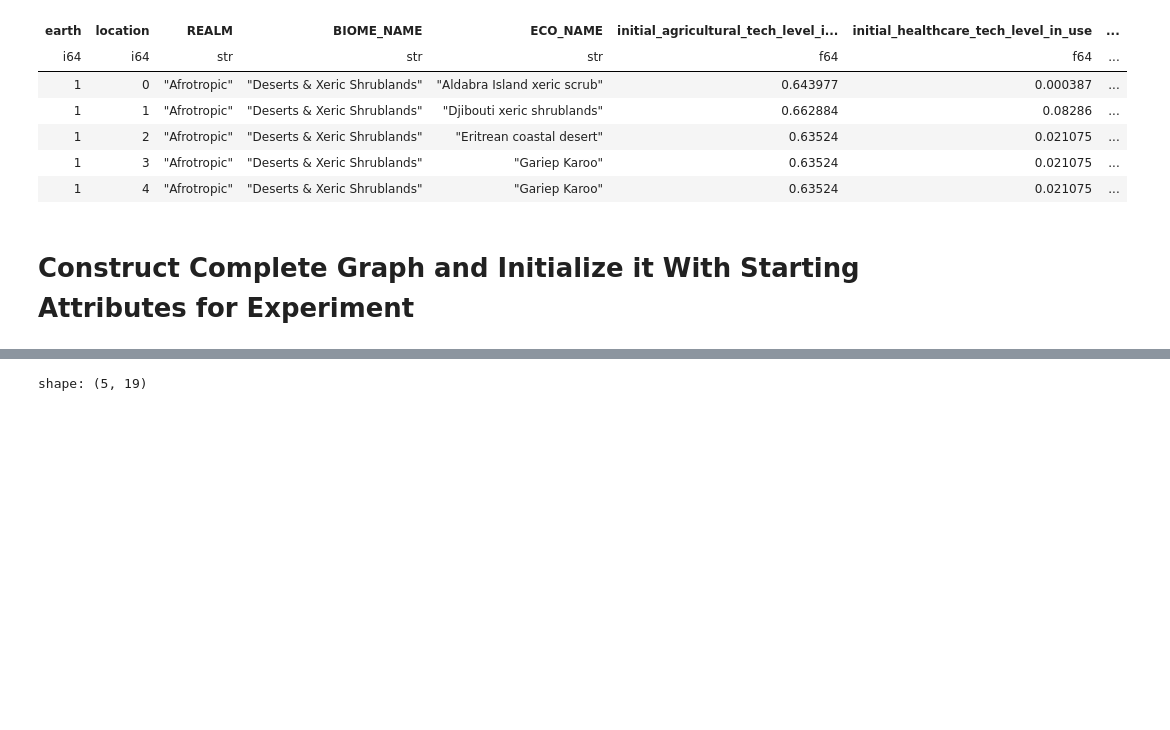
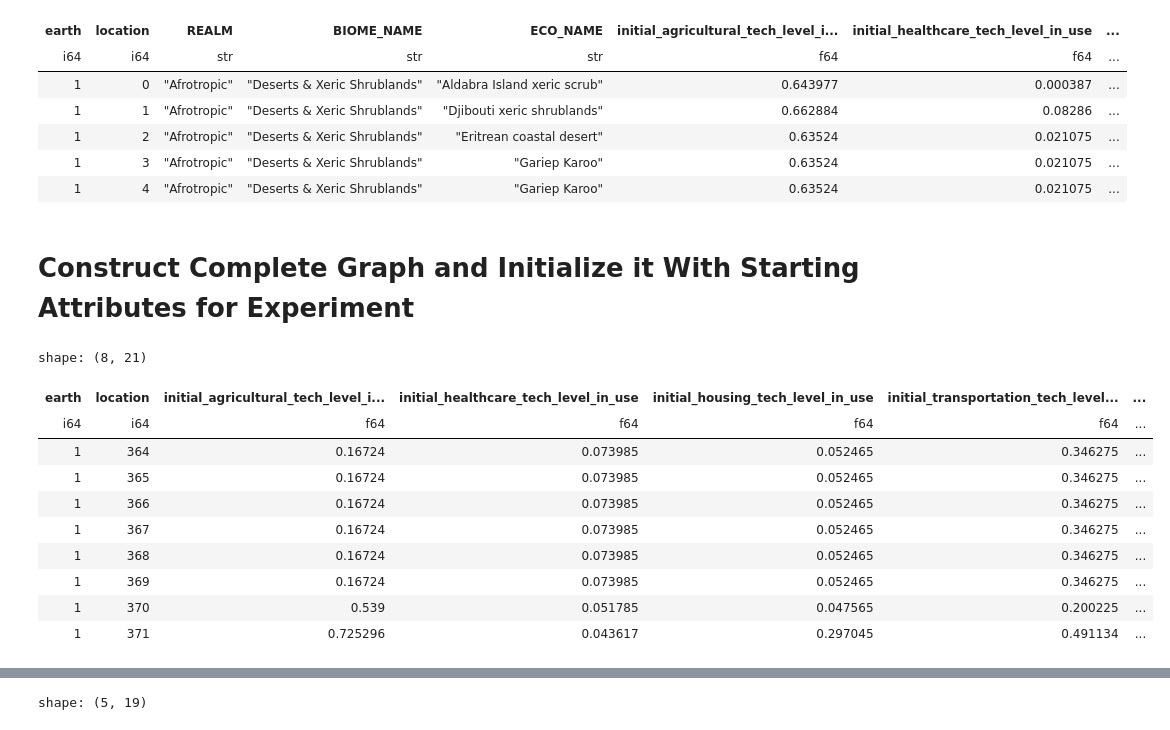
Before and after one commit to iamgiddyaboutgit-schoolwork/doe_group_project, a Jupyter notebook: src/simulate_world.ipynb, the cells around one changed output, grey strips where cells are left out. Drawn from its saved outputs; the diff is of its cells as text; code cells hidden in the pictures; blank space fills up the shorter version.

```diff
--- a/src/simulate_world.ipynb
+++ b/src/simulate_world.ipynb
@@ -170,0 +179,30 @@ pre_world = nx.complete_graph(num_world_locations)
+# %%
+# ed stands for earth data
+ed = (planning_matrix
+    .filter(pl.col("earth") == what_earth_we_on)
+    # Drop them now because we'll pick them up again
+    # via the join.
+    .drop(["REALM",	"BIOME_NAME", "ECO_NAME"])
+    .join(
+        other=ecoregions_2017_with_more_points_no_geo,
+        how="inner",
+        on="location"
+    )
+)
+# %%
+(ed
+    .filter(pl.col("BIOME_NAME") == "Deserts & Xeric Shrublands")
+    .filter(pl.col("REALM") == "Indomalayan")
+)
+# %% [output]
+shape: (8, 21)
+| earth | location | initial_agricultural_tech_level_i... | initial_healthcare_tech_level_in_use | initial_housing_tech_level_in_use | initial_transportation_tech_level... | ... |
+| i64 | i64 | f64 | f64 | f64 | f64 | ... |
+| 1 | 364 | 0.16724 | 0.073985 | 0.052465 | 0.346275 | ... |
+| 1 | 365 | 0.16724 | 0.073985 | 0.052465 | 0.346275 | ... |
+| 1 | 366 | 0.16724 | 0.073985 | 0.052465 | 0.346275 | ... |
+| 1 | 367 | 0.16724 | 0.073985 | 0.052465 | 0.346275 | ... |
+| 1 | 368 | 0.16724 | 0.073985 | 0.052465 | 0.346275 | ... |
+| 1 | 369 | 0.16724 | 0.073985 | 0.052465 | 0.346275 | ... |
+| 1 | 370 | 0.539 | 0.051785 | 0.047565 | 0.200225 | ... |
+| 1 | 371 | 0.725296 | 0.043617 | 0.297045 | 0.491134 | ... |
```
Also changed, not shown: parts of 13 cells of this notebook.
